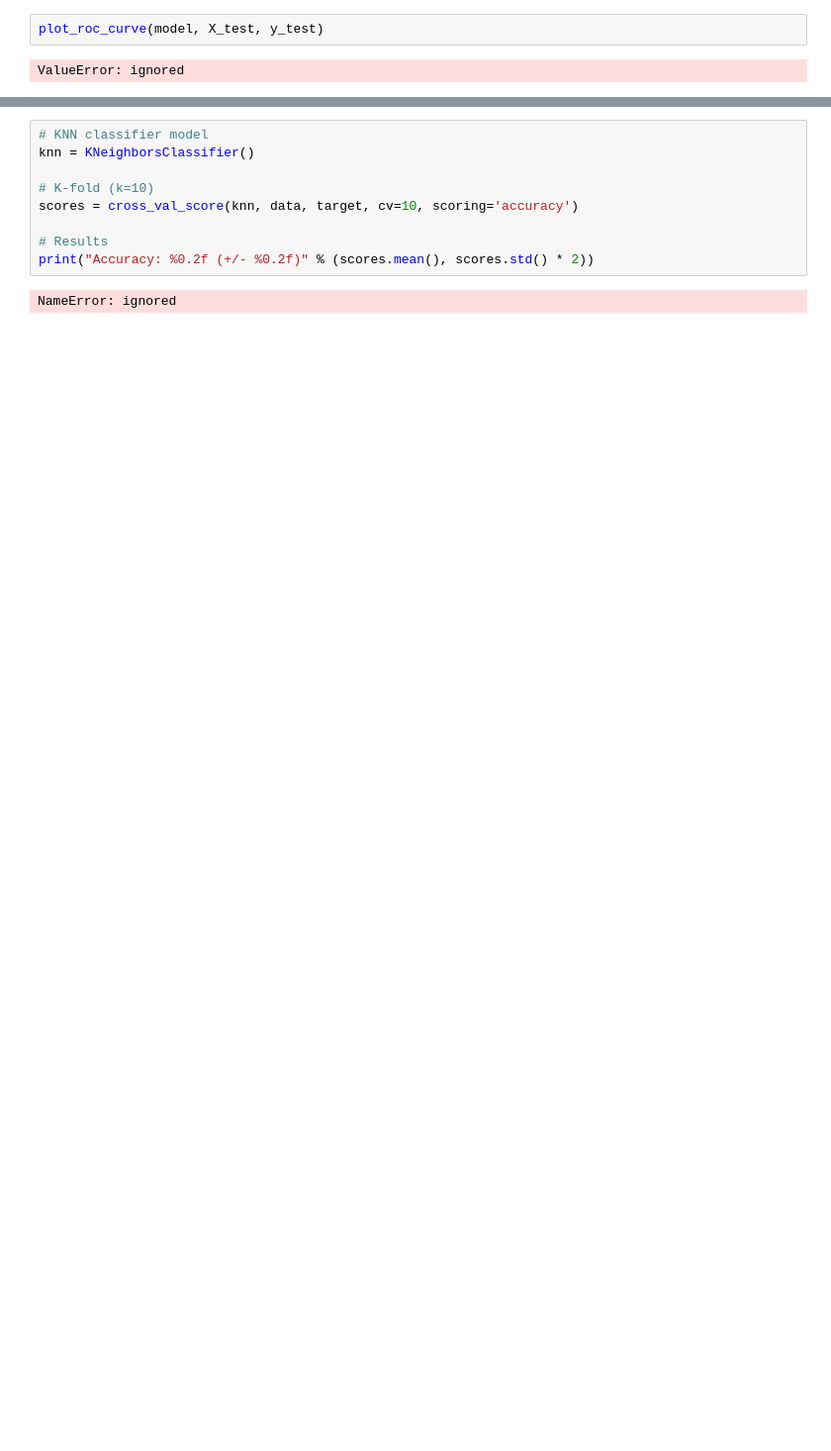
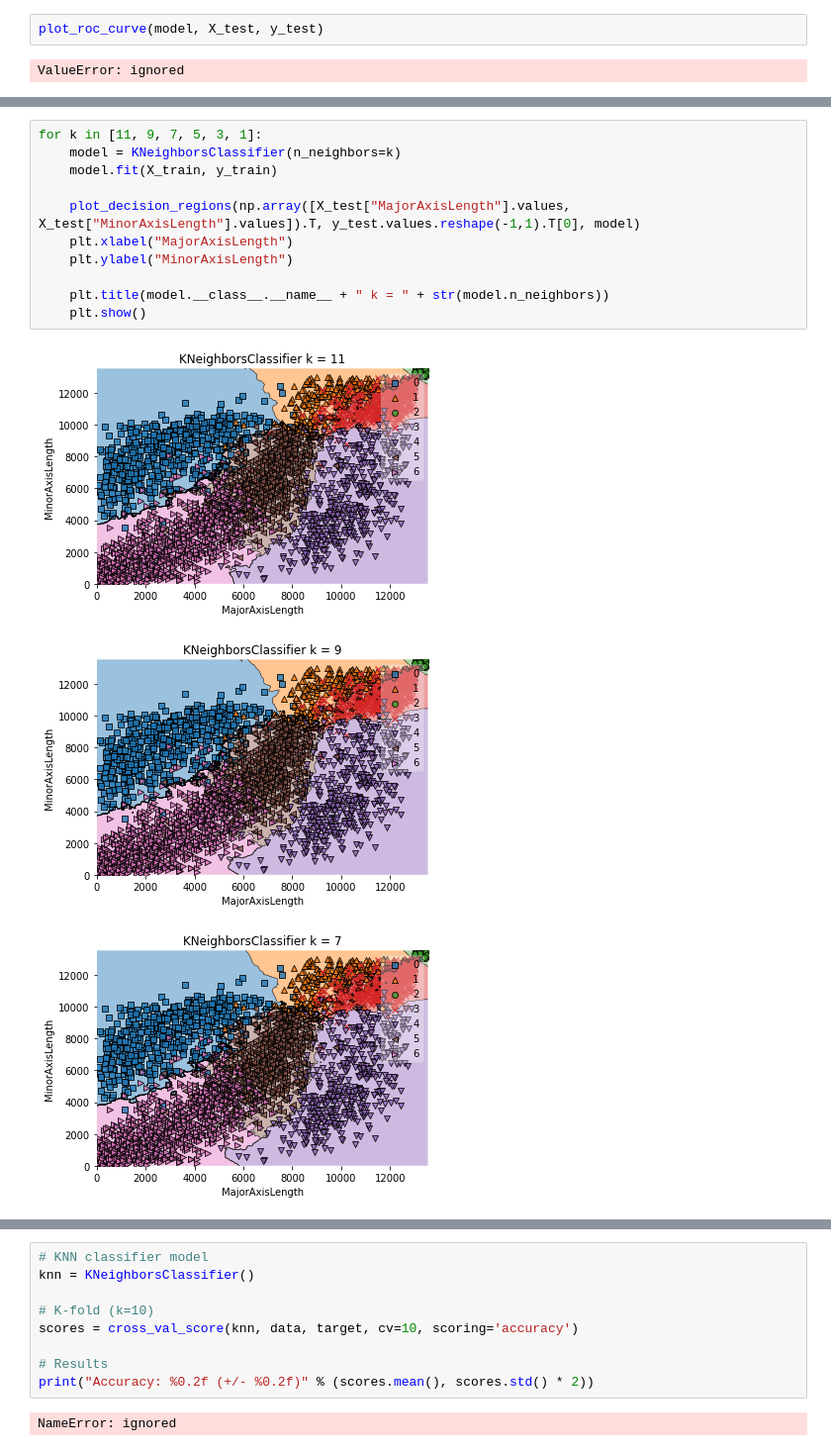
Before and after one commit to karolmetzker/ProjetoML, a Jupyter notebook: Dry_Bean_codigo.ipynb, the cells around one changed output, grey strips where cells are left out. Shown at 99% size. Saved outputs shown, nothing was run; the diff lists cells and outputs as text; blank space fills up the shorter version.

```diff
--- a/Dry_Bean_codigo.ipynb
+++ b/Dry_Bean_codigo.ipynb
@@ -242,0 +282,15 @@ data, target = df.drop(columns = ['Class']), df['Class']
+# %%
+for k in [11, 9, 7, 5, 3, 1]:
+    model = KNeighborsClassifier(n_neighbors=k)
+    model.fit(X_train, y_train)
+
+    plot_decision_regions(np.array([X_test["MajorAxisLength"].values, X_test["MinorAxisLength"].values]).T, y_test.values.reshape(-1,1).T[0], model)
+    plt.xlabel("MajorAxisLength")
+    plt.ylabel("MinorAxisLength")
+
+    plt.title(model.__class__.__name__ + " k = " + str(model.n_neighbors))
+    plt.show()
+# %% [output]
+[figure, added]
+[figure, added]
+[figure, added]
```
Also changed, not shown: parts of 21 cells of this notebook.
